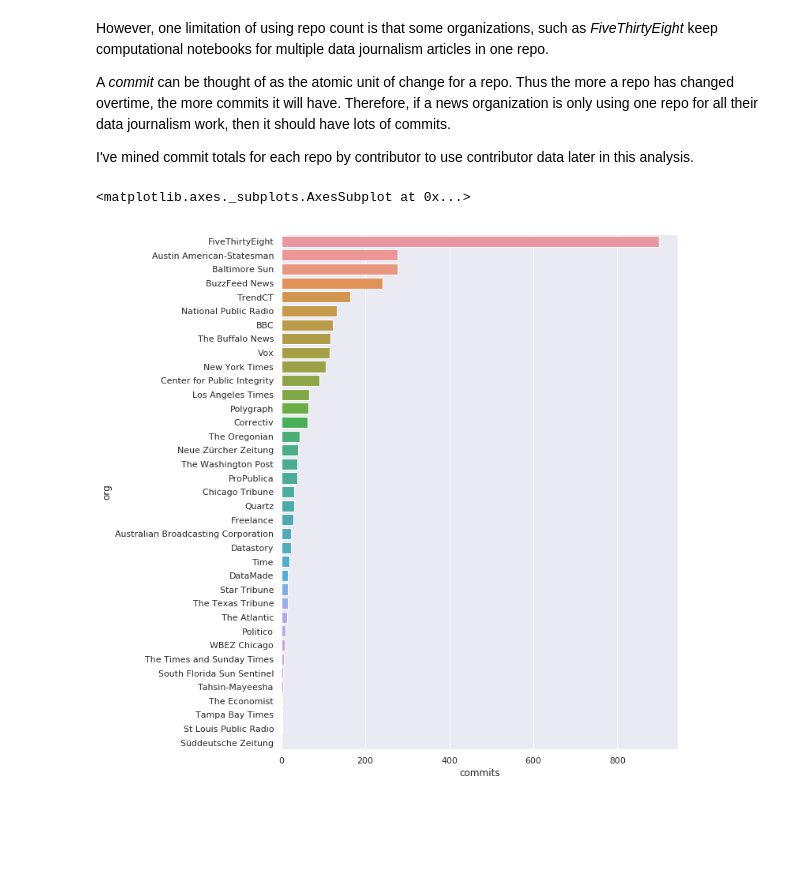
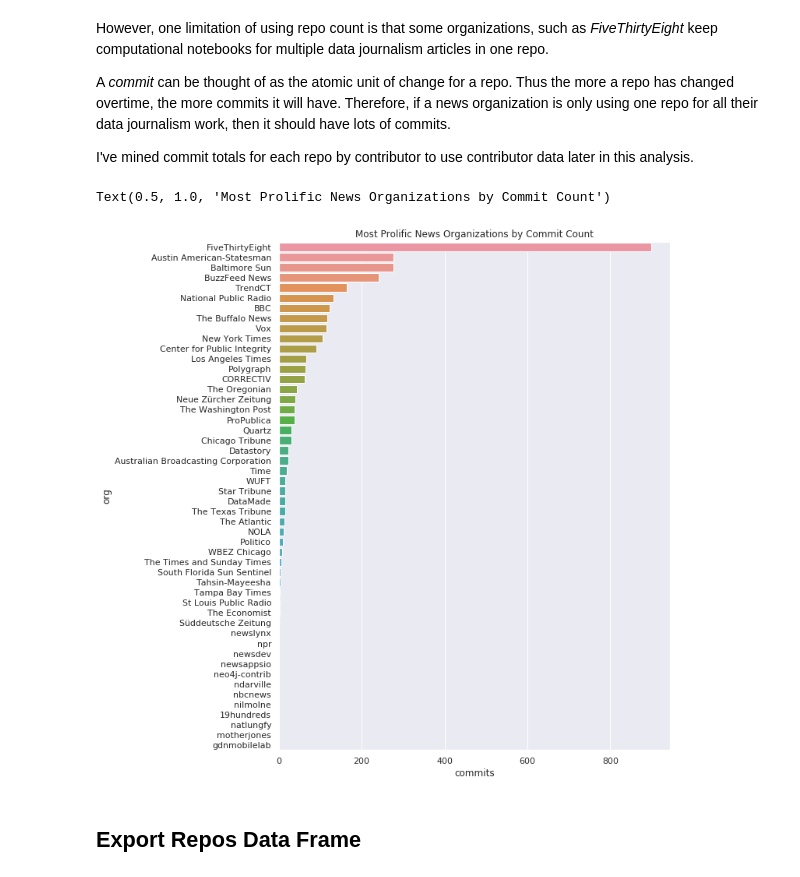
Before and after one commit to steve-kasica/table-scraps, a Jupyter notebook: notebooks-search.ipynb, the cells around one changed output. Cells and saved outputs as stored; diff of their text form; code cells hidden in the pictures; blank space fills up the shorter version.

```diff
--- a/notebooks-search.ipynb
+++ b/notebooks-search.ipynb
@@ -712,6 +712,7 @@ repos['repo'] = repos.url.str.extract(pat='([^\/]+)$')
 repos['owner'] = repos.url.str.extract(pat='\.com\/([^\/]+)\/')
 
 repos['org'] = repos.owner
+
 # Resolve handles to the newspaper or organization
 repos.org = repos.org.replace(to_replace={
     '@datadesk': 'Los Angeles Times',
@@ -740,11 +741,10 @@ repos.org = repos.org.replace(to_replace={
     'TimeMagazine': 'Time',
     'wbez': 'WBEZ Chicago',
     'fivethirtyeight': 'FiveThirtyEight',
-    'beecycles': 'Freelance',
     'statesman': 'Austin American-Statesman',
     'voxmedia': 'Vox',
     'striblab': 'Star Tribune',
-    'correctiv': 'Correctiv',
+    'correctiv': 'CORRECTIV',
     'newsapps': 'Chicago Tribune',
     'theatlantic': 'The Atlantic',
     'tbtimes': 'Tampa Bay Times',
@@ -759,6 +759,10 @@ repos.org = repos.org.replace(to_replace={
     'sueddeutsche': 'Süddeutsche Zeitung',
     'datastory-org': 'Datastory'
 })
+
+# Update the organizations beecycles (Joan Meiners) worked with
+repos.loc[repos.repo == 'Power_of_Irma', 'org'] = 'WUFT'
+repos.loc[repos.repo == 'Endangered-Species-Act-Louisiana', 'org'] = 'NOLA'
 # %% [markdown]
 ### Thoroughness in notebook selection
 
@@ -808,13 +814,16 @@ if not os.path.exists(contributorsCache):
     prompt('⌛ Wrote results to {}'.format(contributorsCache))
 # %%
 contributors = pd.read_csv(contributorsCache)
-contributors = pd.merge(contributors, repos, on='url', how='left')
+repos = pd.merge(repos, contributors, on='url', how='left')
 
 sns.barplot(x='commits',
             y='org',
-            data=contributors.groupby('org')['commits'].sum().to_frame('commits').reset_index() \
+            data=repos.groupby('org')['commits'].sum().to_frame('commits').reset_index() \
             .sort_values('commits', ascending=False) \
-            .head(50))
+            .head(50)) \
+    .set_title('Most Prolific News Organizations by Commit Count')
 # %% [output]
-<matplotlib.axes._subplots.AxesSubplot at 0x...>
+Text(0.5, 1.0, 'Most Prolific News Organizations by Commit Count')
-[figure, old version]
+[figure, new version]
+# %% [markdown]
+## Export Repos Data Frame
```
Also changed, not shown: parts of 2 cells of this notebook, 9 other files.
